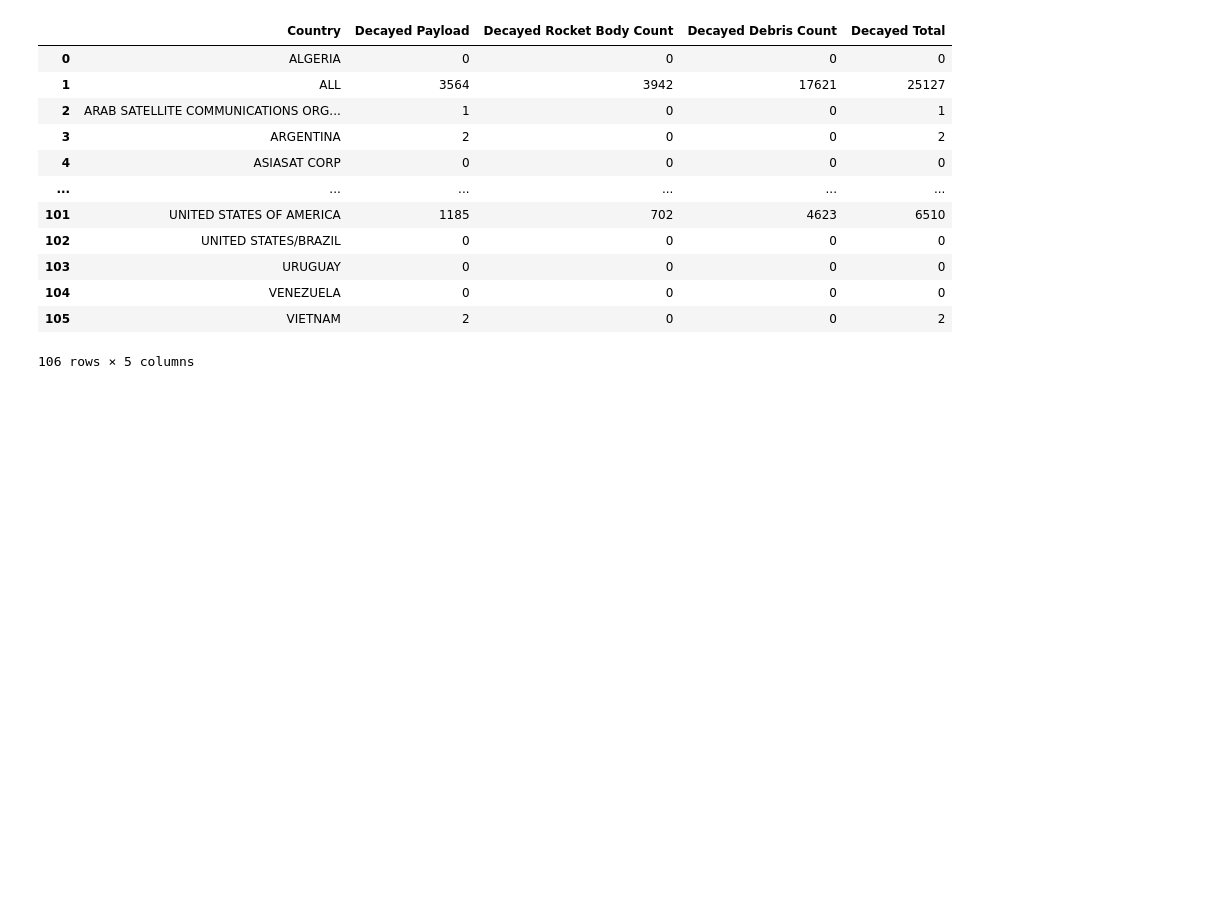
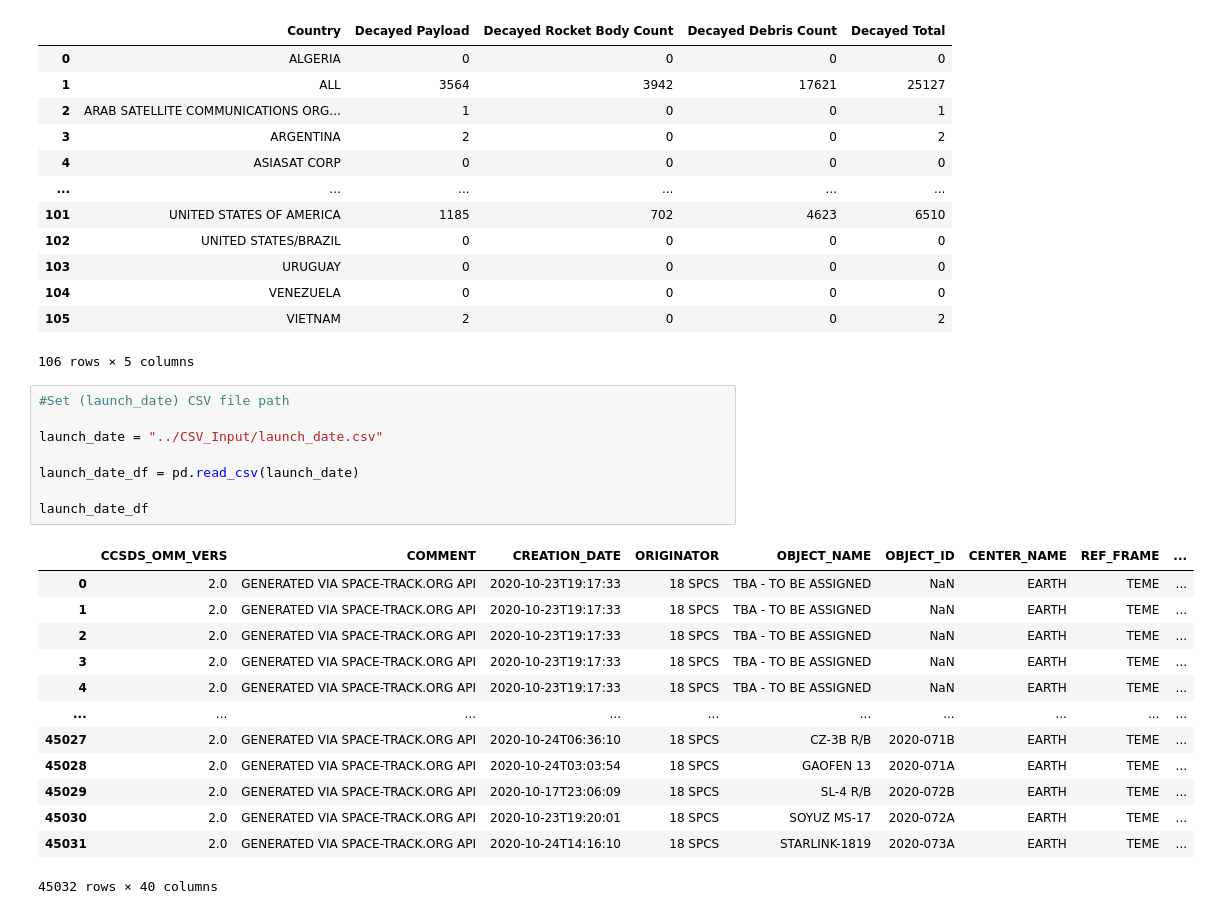
Before and after one commit to doublealogic/armageddon-neo-objects-space-junk, a Jupyter notebook: Data_Retrieval/space_track.ipynb, the cells around one changed output. Cells and saved outputs as stored; diff of their text form; blank space fills up the shorter version.

Commit message:
clean data from launch date

```diff
--- a/Data_Retrieval/space_track.ipynb
+++ b/Data_Retrieval/space_track.ipynb
@@ -80,3 +80,25 @@ decay_df
 | 104 | VENEZUELA | 0 | 0 | 0 | 0 |
 | 105 | VIETNAM | 2 | 0 | 0 | 2 |
 106 rows × 5 columns
+# %%
+#Set (launch_date) CSV file path
+
+launch_date = "../CSV_Input/launch_date.csv"
+
+launch_date_df = pd.read_csv(launch_date)
+
+launch_date_df
+# %% [output]
+|  | CCSDS_OMM_VERS | COMMENT | CREATION_DATE | ORIGINATOR | OBJECT_NAME | OBJECT_ID | CENTER_NAME | REF_FRAME | ... |
+| 0 | 2.0 | GENERATED VIA SPACE-TRACK.ORG API | 2020-10-23T19:17:33 | 18 SPCS | TBA - TO BE ASSIGNED | NaN | EARTH | TEME | ... |
+| 1 | 2.0 | GENERATED VIA SPACE-TRACK.ORG API | 2020-10-23T19:17:33 | 18 SPCS | TBA - TO BE ASSIGNED | NaN | EARTH | TEME | ... |
+| 2 | 2.0 | GENERATED VIA SPACE-TRACK.ORG API | 2020-10-23T19:17:33 | 18 SPCS | TBA - TO BE ASSIGNED | NaN | EARTH | TEME | ... |
+| 3 | 2.0 | GENERATED VIA SPACE-TRACK.ORG API | 2020-10-23T19:17:33 | 18 SPCS | TBA - TO BE ASSIGNED | NaN | EARTH | TEME | ... |
+| 4 | 2.0 | GENERATED VIA SPACE-TRACK.ORG API | 2020-10-23T19:17:33 | 18 SPCS | TBA - TO BE ASSIGNED | NaN | EARTH | TEME | ... |
+| ... | ... | ... | ... | ... | ... | ... | ... | ... | ... |
+| 45027 | 2.0 | GENERATED VIA SPACE-TRACK.ORG API | 2020-10-24T06:36:10 | 18 SPCS | CZ-3B R/B | 2020-071B | EARTH | TEME | ... |
+| 45028 | 2.0 | GENERATED VIA SPACE-TRACK.ORG API | 2020-10-24T03:03:54 | 18 SPCS | GAOFEN 13 | 2020-071A | EARTH | TEME | ... |
+| 45029 | 2.0 | GENERATED VIA SPACE-TRACK.ORG API | 2020-10-17T23:06:09 | 18 SPCS | SL-4 R/B | 2020-072B | EARTH | TEME | ... |
+| 45030 | 2.0 | GENERATED VIA SPACE-TRACK.ORG API | 2020-10-23T19:20:01 | 18 SPCS | SOYUZ MS-17 | 2020-072A | EARTH | TEME | ... |
+| 45031 | 2.0 | GENERATED VIA SPACE-TRACK.ORG API | 2020-10-24T14:16:10 | 18 SPCS | STARLINK-1819 | 2020-073A | EARTH | TEME | ... |
+45032 rows × 40 columns
```
Also changed, not shown: parts of 2 cells of this notebook, 1 other file.
